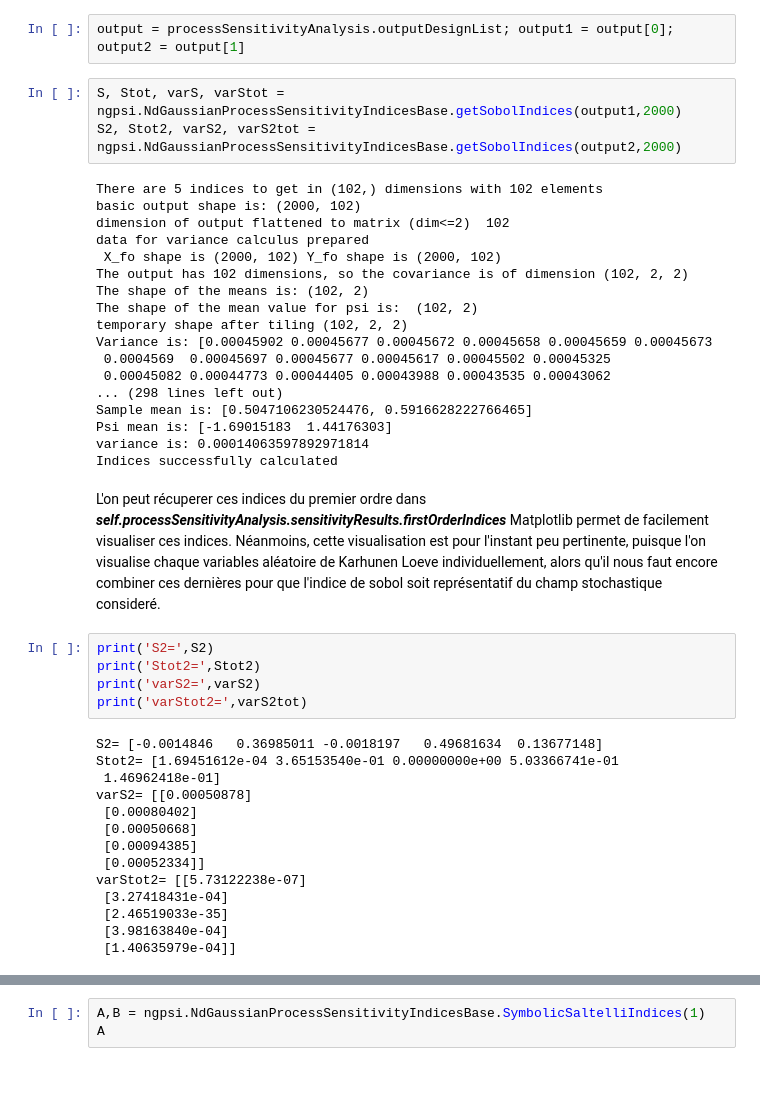
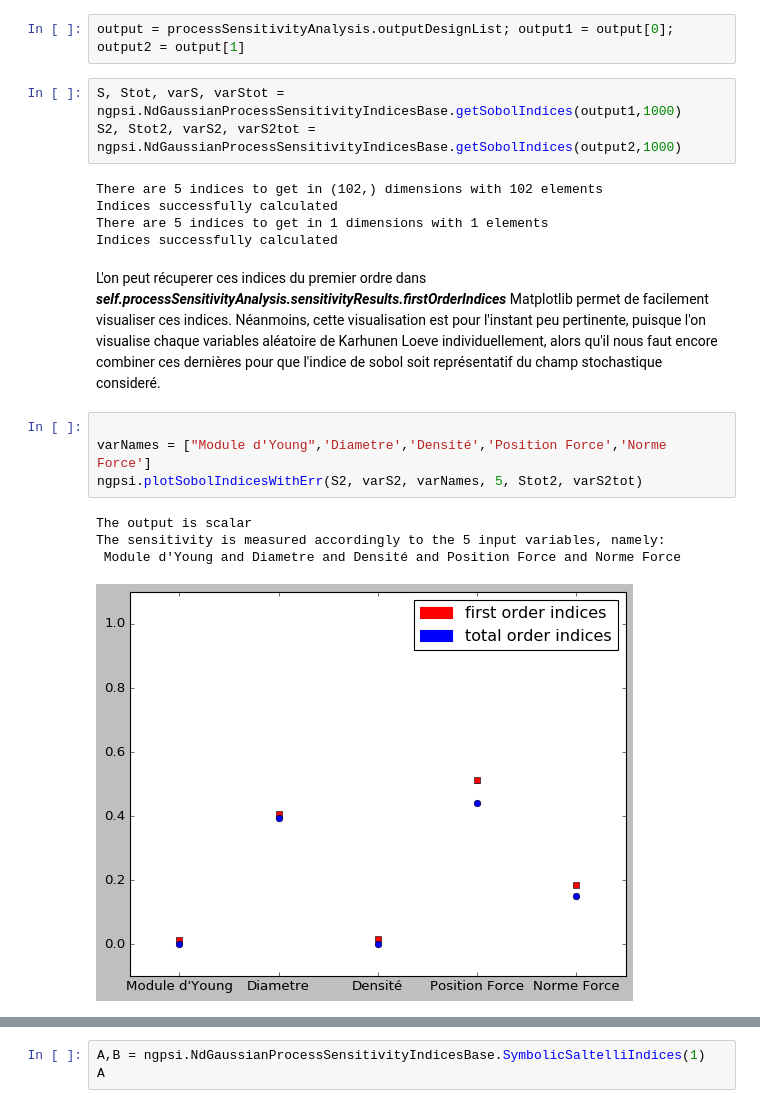
Before and after one commit to Kramer84/KarhunenLoeveFieldSensitivity, a Jupyter notebook: Demo Analyse de sensibilité poutre.ipynb, the cells around one changed output, grey strips where cells are left out. Saved outputs shown, nothing was run; the diff lists cells and outputs as text; blank space fills up the shorter version.

```diff
--- a/Demo Analyse de sensibilité poutre.ipynb
+++ b/Demo Analyse de sensibilité poutre.ipynb
@@ -377,45 +319,22 @@ Ici on calcule les indices de sobol du premier ordre
 # %%
 output = processSensitivityAnalysis.outputDesignList; output1 = output[0]; output2 = output[1]
 # %%
-S, Stot, varS, varStot = ngpsi.NdGaussianProcessSensitivityIndicesBase.getSobolIndices(output1,2000)
-S2, Stot2, varS2, varS2tot = ngpsi.NdGaussianProcessSensitivityIndicesBase.getSobolIndices(output2,2000)
+S, Stot, varS, varStot = ngpsi.NdGaussianProcessSensitivityIndicesBase.getSobolIndices(output1,1000)
+S2, Stot2, varS2, varS2tot = ngpsi.NdGaussianProcessSensitivityIndicesBase.getSobolIndices(output2,1000)
 # %% [output]
 There are 5 indices to get in (102,) dimensions with 102 elements
-basic output shape is: (2000, 102)
-dimension of output flattened to matrix (dim<=2)  102
-data for variance calculus prepared
- X_fo shape is (2000, 102) Y_fo shape is (2000, 102)
-The output has 102 dimensions, so the covariance is of dimension (102, 2, 2)
-The shape of the means is: (102, 2)
-The shape of the mean value for psi is:  (102, 2)
-temporary shape after tiling (102, 2, 2)
-Variance is: [0.00045902 0.00045677 0.00045672 0.00045658 0.00045659 0.00045673
- 0.0004569  0.00045697 0.00045677 0.00045617 0.00045502 0.00045325
- 0.00045082 0.00044773 0.00044405 0.00043988 0.00043535 0.00043062
-... (298 lines left out)
-Sample mean is: [0.5047106230524476, 0.5916628222766465]
-Psi mean is: [-1.69015183  1.44176303]
-variance is: 0.00014063597892971814
 Indices successfully calculated
+There are 5 indices to get in 1 dimensions with 1 elements
+Indices successfully calculated
 # %% [markdown]
 L'on peut récuperer ces indices du premier ordre dans ***self.processSensitivityAnalysis.sensitivityResults.firstOrderIndices***
 Matplotlib permet de facilement visualiser ces indices. Néanmoins, cette visualisation est pour l'instant peu pertinente, puisque l'on visualise chaque variables aléatoire de Karhunen Loeve individuellement, alors qu'il nous faut encore combiner ces dernières pour que l'indice de sobol soit représentatif du champ stochastique consideré.
-# %%
-print('S2=',S2)
-print('Stot2=',Stot2)
-print('varS2=',varS2)
-print('varStot2=',varS2tot)
-# %% [output]
-S2= [-0.0014846   0.36985011 -0.0018197   0.49681634  0.13677148]
-Stot2= [1.69451612e-04 3.65153540e-01 0.00000000e+00 5.03366741e-01
- 1.46962418e-01]
-varS2= [[0.00050878]
- [0.00080402]
- [0.00050668]
- [0.00094385]
- [0.00052334]]
-varStot2= [[5.73122238e-07]
- [3.27418431e-04]
- [2.46519033e-35]
- [3.98163840e-04]
- [1.40635979e-04]]
+# %%
+
+varNames = ["Module d'Young",'Diametre','Densité','Position Force','Norme Force']
+ngpsi.plotSobolIndicesWithErr(S2, varS2, varNames, 5, Stot2, varS2tot)
+# %% [output]
+The output is scalar
+The sensitivity is measured accordingly to the 5 input variables, namely:
+ Module d'Young and Diametre and Densité and Position Force and Norme Force
+[figure, added]
```
Also changed, not shown: parts of 11 cells of this notebook, 9 other files.
